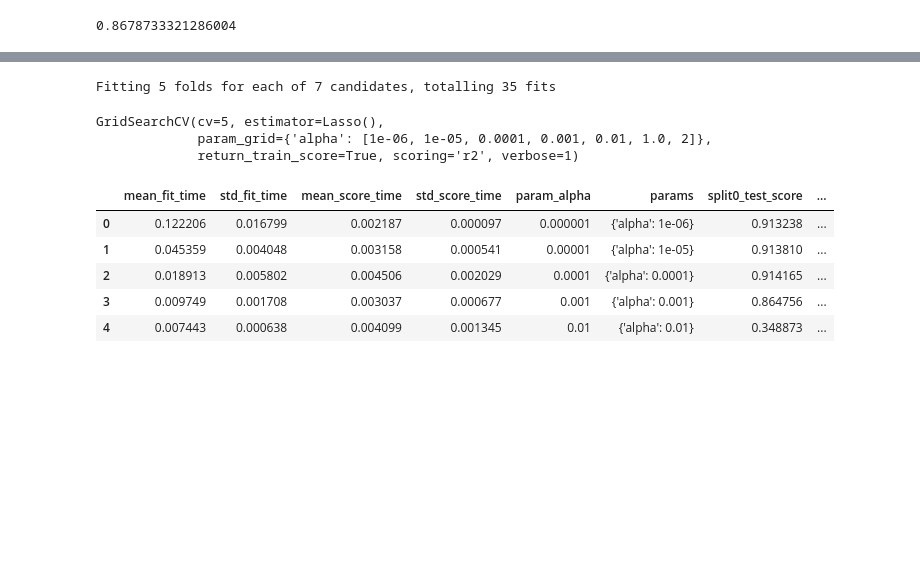
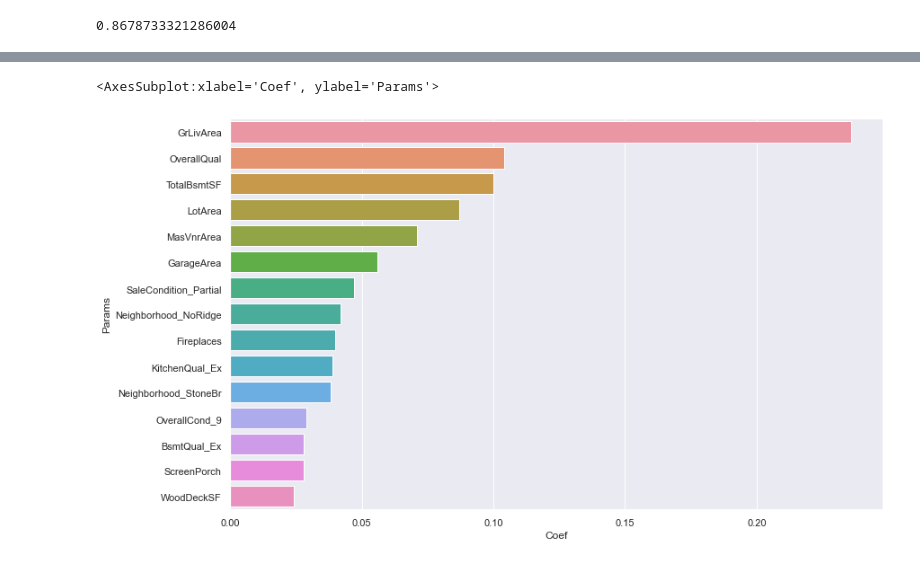
Before and after one commit to Emilyho22/kaggle_MLproject, a Jupyter notebook: Kaggle project.ipynb, the cells around one changed output, grey strips where cells are left out. Cells and saved outputs as stored; diff of their text form; code cells hidden in the pictures; blank space fills up the shorter version.

```diff
--- a/Kaggle project.ipynb
+++ b/Kaggle project.ipynb
@@ -906,0 +924,3 @@ ridge_params_df = pd.DataFrame({'Params':cols, 'Coef':model_ridge_parameters})
+# %%
+feature_importance_ridge = ridge_params_df.sort_values('Coef',ascending=False)[0:15]
+feature_importance_ridge
@@ -907,3 +944,8 @@ ridge_params_df = pd.DataFrame({'Params':cols, 'Coef':model_ridge_parameters})
+# %%
+sns.barplot(data=feature_importance_ridge, x="Coef", y="Params")
+# %% [output]
+<AxesSubplot:xlabel='Coef', ylabel='Params'>
+[figure, added]
 # %%
 # Importing Lasso module
 from sklearn.linear_model import Lasso
@@ -914,21 +951,0 @@ lasso = Lasso()
-# %%
-# Cross validation with 5 folds
-model_cv = GridSearchCV(estimator=lasso, param_grid=params,scoring='r2',cv=folds,return_train_score=True,verbose=1)
-# Fitting the model with train set
-model_cv.fit(x_train, y_train)
-# %% [output]
-Fitting 5 folds for each of 7 candidates, totalling 35 fits
-GridSearchCV(cv=5, estimator=Lasso(),
-             param_grid={'alpha': [1e-06, 1e-05, 0.0001, 0.001, 0.01, 1.0, 2]},
-             return_train_score=True, scoring='r2', verbose=1)
-# %%
-# creating dataframe with model_cv results
-lasso_results = pd.DataFrame(model_cv.cv_results_)
-lasso_results.head()
-# %% [output]
-|  | mean_fit_time | std_fit_time | mean_score_time | std_score_time | param_alpha | params | split0_test_score | ... |
-| 0 | 0.122206 | 0.016799 | 0.002187 | 0.000097 | 0.000001 | {'alpha': 1e-06} | 0.913238 | ... |
-| 1 | 0.045359 | 0.004048 | 0.003158 | 0.000541 | 0.00001 | {'alpha': 1e-05} | 0.913810 | ... |
-| 2 | 0.018913 | 0.005802 | 0.004506 | 0.002029 | 0.0001 | {'alpha': 0.0001} | 0.914165 | ... |
-| 3 | 0.009749 | 0.001708 | 0.003037 | 0.000677 | 0.001 | {'alpha': 0.001} | 0.864756 | ... |
-| 4 | 0.007443 | 0.000638 | 0.004099 | 0.001345 | 0.01 | {'alpha': 0.01} | 0.348873 | ... |
```
Also changed, not shown: parts of 49 cells of this notebook.
